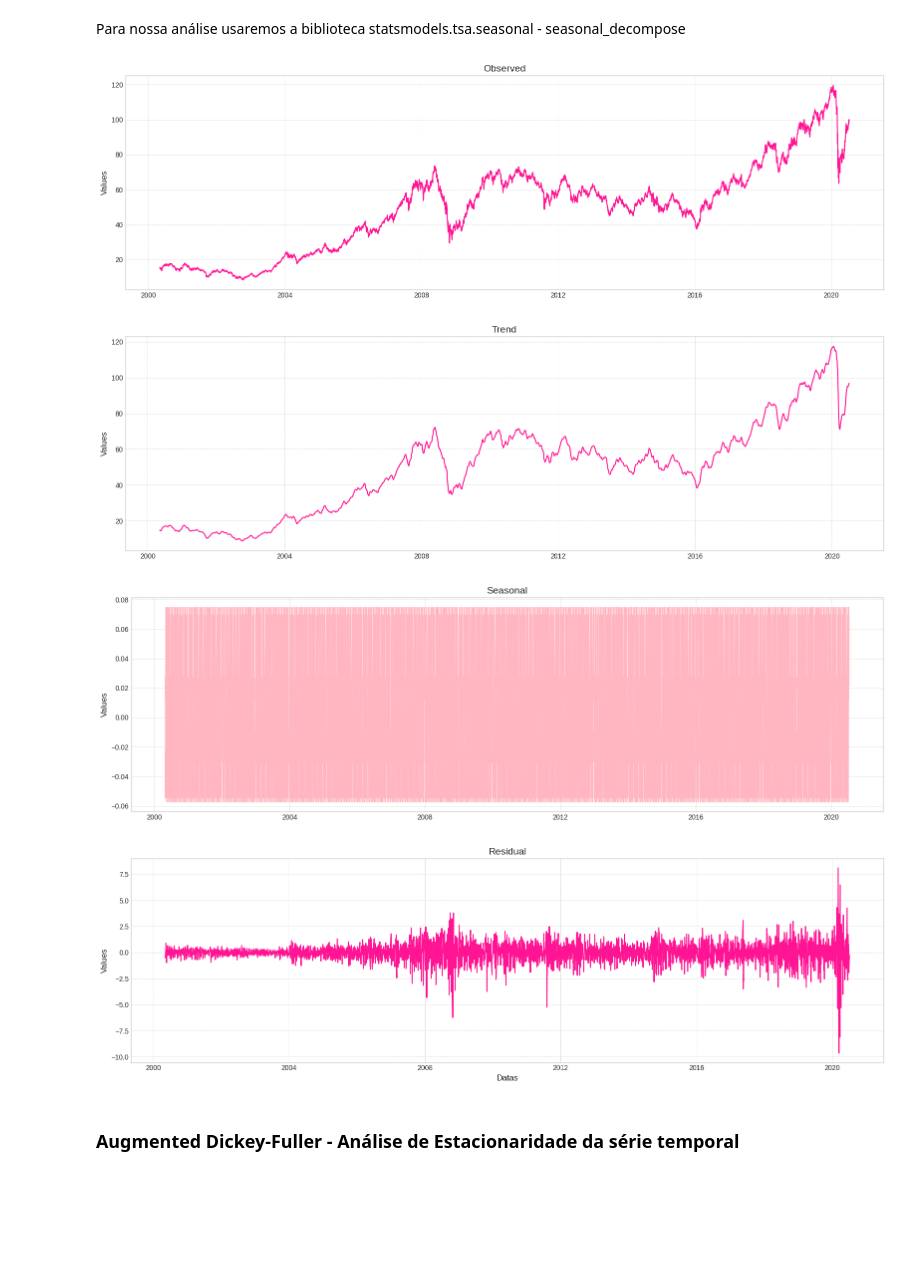
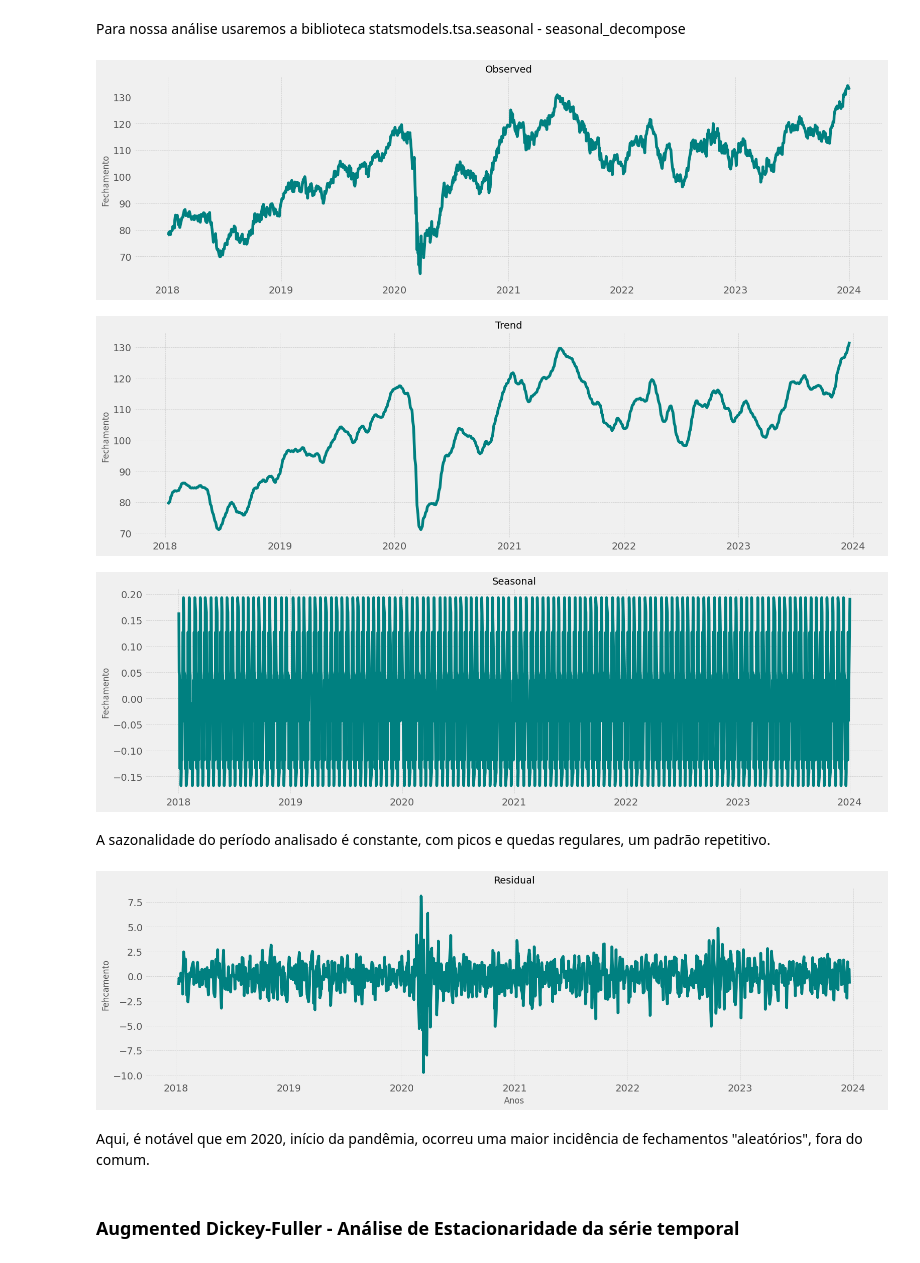
Before and after one commit to ymaydias/Tech_challenge, a Jupyter notebook: 2º_Tech_Challenge.ipynb, the cells around one changed output. Cells and saved outputs as stored; diff of their text form; code cells hidden in the pictures; blank space fills up the shorter version.

```diff
--- a/2º_Tech_Challenge.ipynb
+++ b/2º_Tech_Challenge.ipynb
@@ -13,7 +13,7 @@ import matplotlib.pyplot as plt
 O arquivo utilizado foi baixado em csv a partir site da Investing
 https://br.investing.com/indices/bovespa-historical-data
 # %%
-df = pd.read_csv("Dados Históricos - Ibovespa (4).csv", encoding = "utf-8", sep=",")
+df = pd.read_csv("Dados Históricos - Ibovespa (5).csv", encoding = "utf-8", sep=",")
 # %% [markdown]
 **Análise de base de dados**
 # %%
@@ -136,45 +139,49 @@ from statsmodels.tsa.seasonal import seasonal_decompose
 analises = seasonal_decompose(df["Último"], model="aditivo", period=12)
 # %%
 fig, ax1 = plt.subplots(figsize=(16, 5))
-ax1.plot(df['Data'], analises.observed, linestyle='-', color='deeppink')
+ax1.plot(df['Data'], analises.observed, linestyle='-', color='teal')
 ax1.set_title('Observed', fontsize=14)
-ax1.set_ylabel('Values', fontsize=12)
+ax1.set_ylabel('Fechamento', fontsize=12)
 ax1.grid(True, which='both', linestyle='--', linewidth=0.5)
 plt.tight_layout()
 plt.show()
 # %% [output]
-[figure, old version]
+[figure, new version]
 # %%
 fig, ax2 = plt.subplots(figsize=(16, 5))
-ax2.plot(df['Data'], analises.trend, linestyle='-', color='deeppink')
+ax2.plot(df['Data'], analises.trend, linestyle='-', color='teal')
 ax2.set_title('Trend', fontsize=14)
-ax2.set_ylabel('Values', fontsize=12)
+ax2.set_ylabel('Fechamento', fontsize=12)
 ax2.grid(True, which='both', linestyle='--', linewidth=0.5)
 plt.tight_layout()
 plt.show()
 # %% [output]
-[figure, old version]
+[figure, new version]
 # %%
 fig, ax3 = plt.subplots(figsize=(16, 5))
-ax3.plot(df['Data'], analises.seasonal, linestyle='-', color='lightpink')
+ax3.plot(df['Data'], analises.seasonal, linestyle='-', color='teal')
 ax3.set_title('Seasonal', fontsize=14)
-ax3.set_ylabel('Values', fontsize=12)
+ax3.set_ylabel('Fechamento', fontsize=12)
 ax3.grid(True, which='both', linestyle='--', linewidth=0.5)
 plt.tight_layout()
 plt.show()
 # %% [output]
-[figure, old version]
+[figure, new version]
+# %% [markdown]
+A sazonalidade do período analisado é constante, com picos e quedas regulares, um padrão repetitivo.
 # %%
 fig, ax4 = plt.subplots(figsize=(16, 5))
-ax4.plot(df['Data'], analises.resid, linestyle='-', color='deeppink')
+ax4.plot(df['Data'], analises.resid, linestyle='-', color='teal')
 ax4.set_title('Residual', fontsize=14)
-ax4.set_ylabel('Values', fontsize=12)
-ax4.set_xlabel('Datas', fontsize=12)
+ax4.set_ylabel('Fehcamento', fontsize=12)
+ax4.set_xlabel('Anos', fontsize=12)
 ax4.grid(True, which='both', linestyle='--', linewidth=0.5)
 plt.tight_layout()
 plt.show()
 # %% [output]
-[figure, old version]
+[figure, new version]
+# %% [markdown]
+Aqui, é notável que em 2020, início da pandêmia, ocorreu uma maior incidência de fechamentos "aleatórios", fora do comum.
 # %% [markdown]
 ### **Augmented Dickey-Fuller - Análise de Estacionaridade da série temporal**
 # %% [markdown]
```
Also changed, not shown: parts of 33 cells of this notebook.
